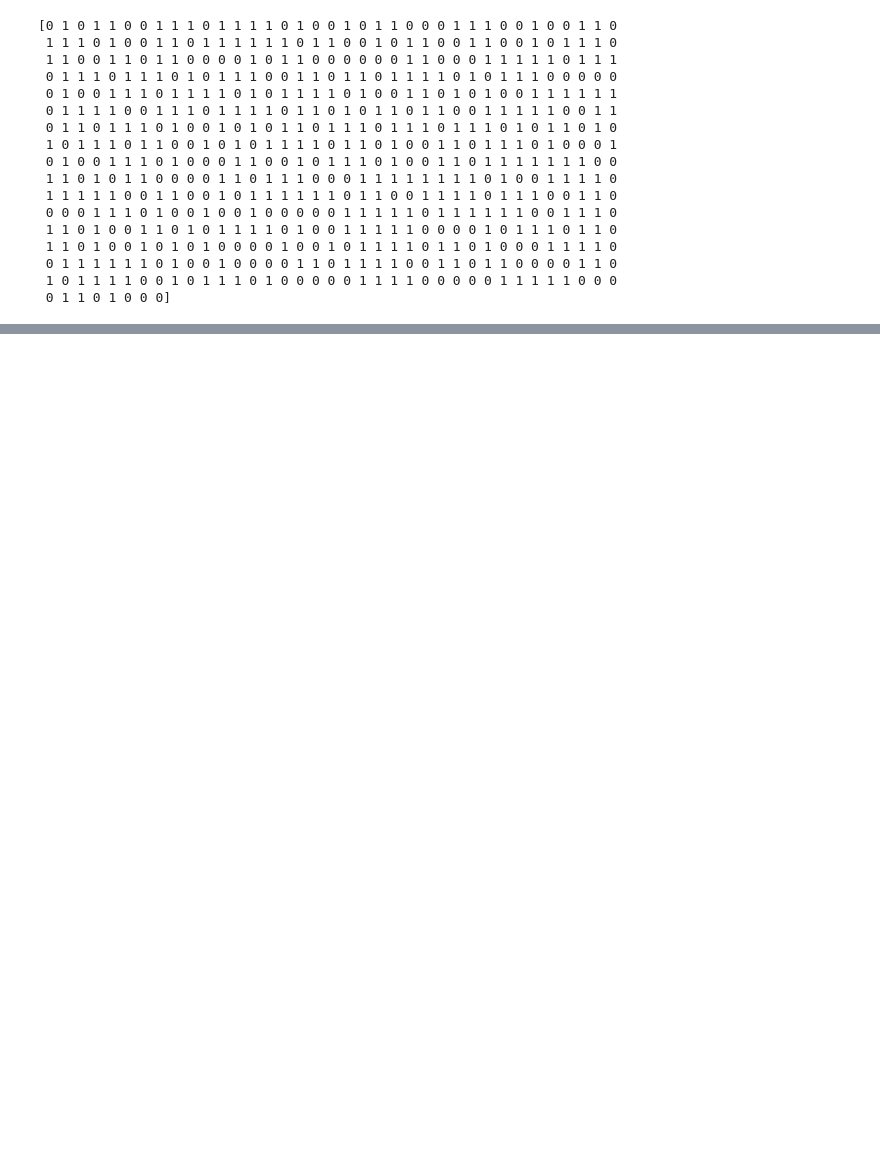
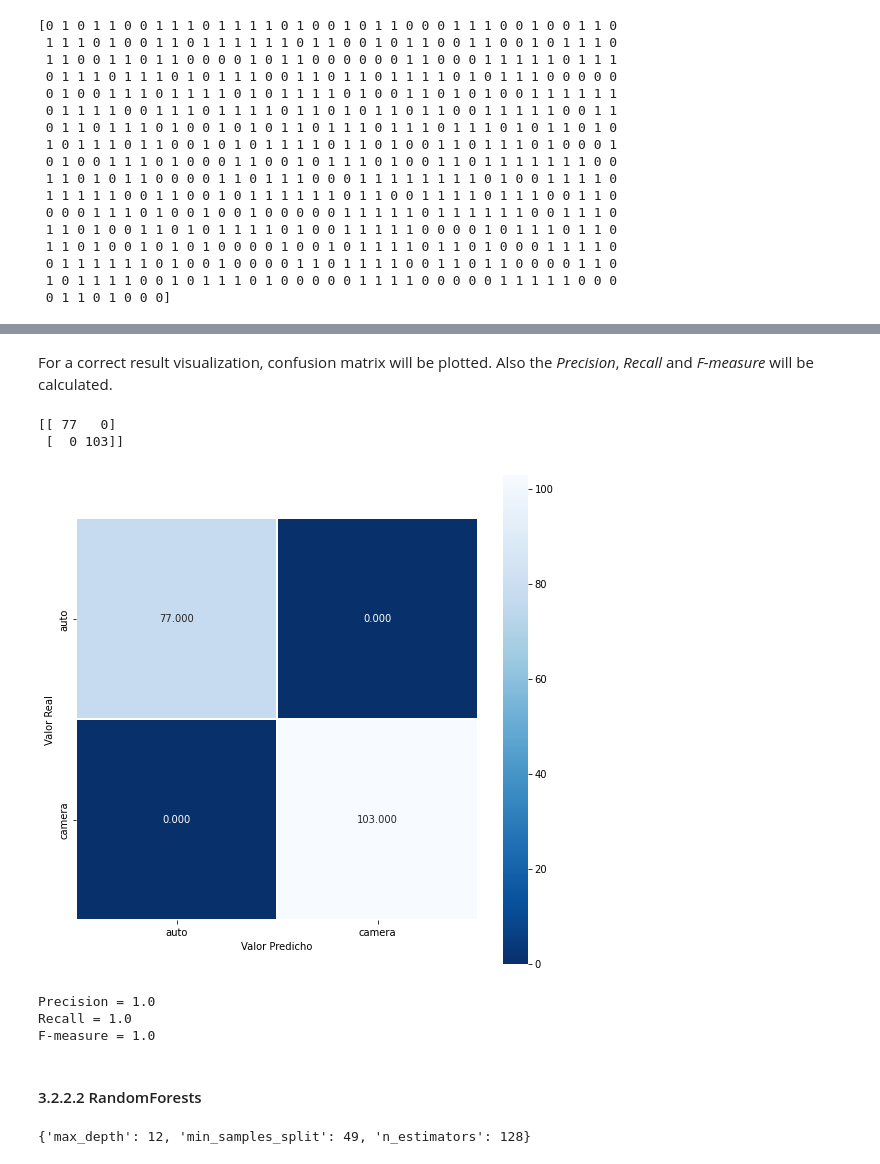
Before and after one commit to Laura-VFA/MachineLearning-21-22, a Jupyter notebook: ML_Deliverable2.ipynb, the cells around one changed output, grey strips where cells are left out. Drawn from its saved outputs; the diff is of its cells as text; code cells hidden in the pictures; blank space fills up the shorter version.

```diff
--- a/ML_Deliverable2.ipynb
+++ b/ML_Deliverable2.ipynb
@@ -663,0 +618,11 @@ F-measure = 0.8244274809160307
+# %%
+# Create feature and target variable for Classification problem
+X_clf = cv_tfidf_ngrams
+
+y_clf = comments['class']
+
+y_clf = np.where(y_clf == 'Auto', 0, y_clf)
+y_clf = np.where(y_clf == 'Camera', 1, y_clf)
+y_clf = y_clf.astype('int')
+
+print(y_clf)
@@ -663,0 +647,5 @@ F-measure = 0.8244274809160307
+# %%
+X_clf_new=SelectKBest(score_func=chi2,k=int(X_clf.shape[1] * .3)).fit_transform(X_clf,y_clf) # k is the 30% of the features number
+
+# Check the newly created variable shape
+print(X_clf_new.shape)
@@ -663,0 +656,5 @@ F-measure = 0.8244274809160307
+# %%
+X_clf_new = pd.DataFrame(X_clf_new)
+
+x_features = list(X_clf_new.columns)
+len(x_features)
@@ -663,0 +670,9 @@ F-measure = 0.8244274809160307
+# %%
+# Hyperparameter optimization
+param_dist = {
+              'kernel': ['linear', 'rbf'],
+             }
+SVM = GridSearchCV(estimator = svm.SVC(), param_grid = param_dist,
+                   cv = 2, n_jobs = -1) # SVM model definition
+
+SVM.fit(X_train, y_train) # Training
@@ -663,0 +707,31 @@ F-measure = 0.8244274809160307
+# %% [markdown]
+For a correct result visualization, confusion matrix will be plotted. Also the *Precision*, *Recall* and *F-measure* will be calculated.
+# %%
+cm = metrics.confusion_matrix(y_test, y_pred)
+print(cm)
+
+plt.figure(figsize=(9,9))
+sns.heatmap(cm, annot=True, fmt=".3f", linewidths=.5, square = True, cmap = 'Blues_r', yticklabels = ["auto", "camera"], xticklabels = ["auto", "camera"]);
+plt.ylabel('Valor Real');
+plt.xlabel('Valor Predicho');
+# %% [output]
+[[ 77   0]
+ [  0 103]]
+[figure, added]
+# %%
+TP = cm[0][0]
+FP = cm[0][1]
+FN = cm[1][0]
+TN = cm[1][1]
+precision = TP/(TP+FP)
+recall = TP/(TP+FN)
+F_measure = 2 /(1/precision+1/recall)
+print("Precision = " + str(precision))
+print("Recall = " + str(recall))
+print("F-measure = " + str(F_measure))
+# %% [output]
+Precision = 1.0
+Recall = 1.0
+F-measure = 1.0
+# %% [markdown]
+#### 3.2.2.2 RandomForests
@@ -663,0 +744,10 @@ F-measure = 0.8244274809160307
+# %%
+regr = RandomizedSearchCV(estimator = RandomForestClassifier(), param_distributions = param_dist,
+                               n_iter = 5, cv = 5, random_state=0, n_jobs = -1)
+
+
+# Fit the random search model
+regr.fit(X = X_train, y = y_train)
+regr.best_params_
+# %% [output]
+{'max_depth': 12, 'min_samples_split': 49, 'n_estimators': 128}
```
Also changed, not shown: parts of 138 cells of this notebook.
